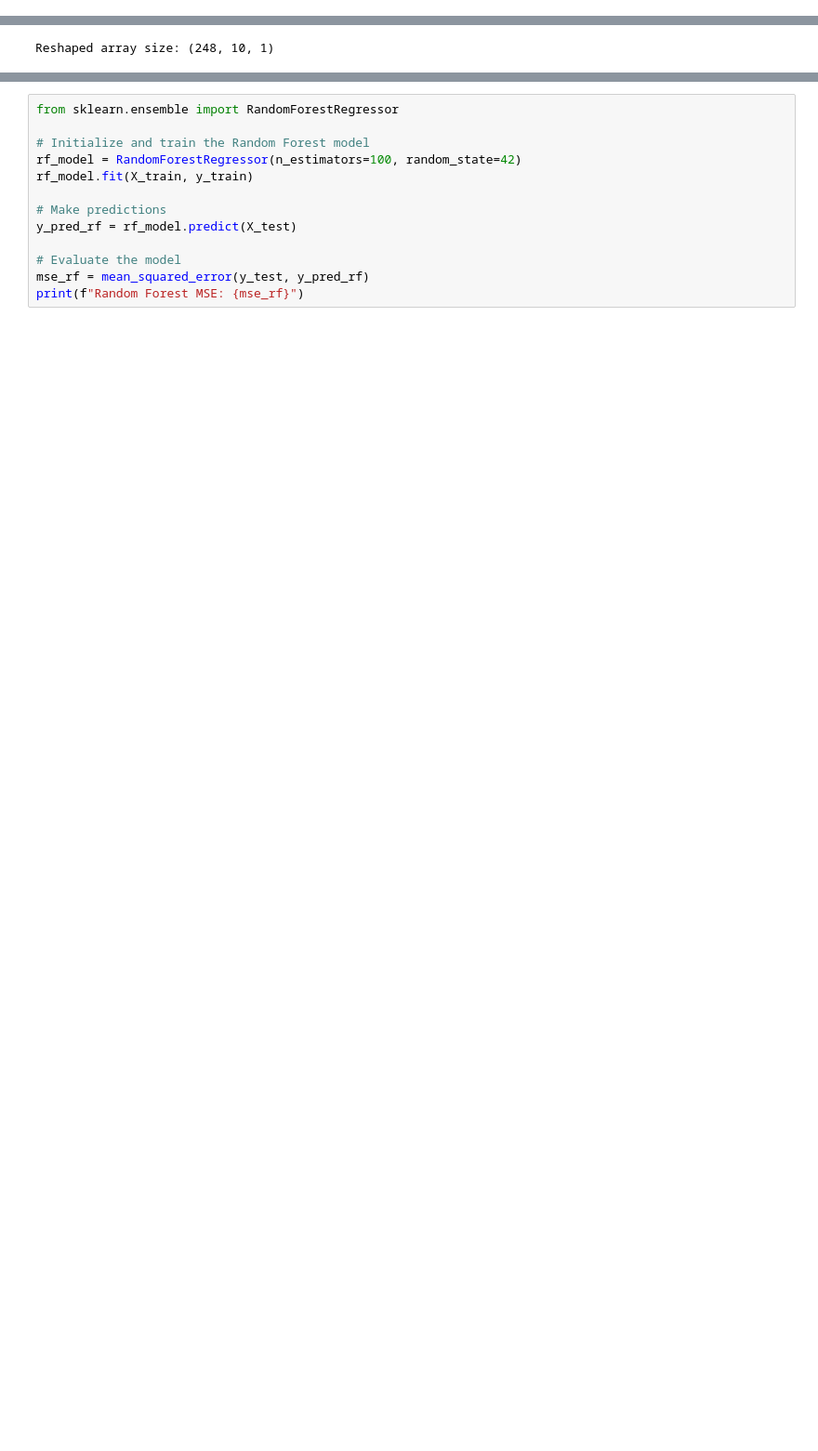
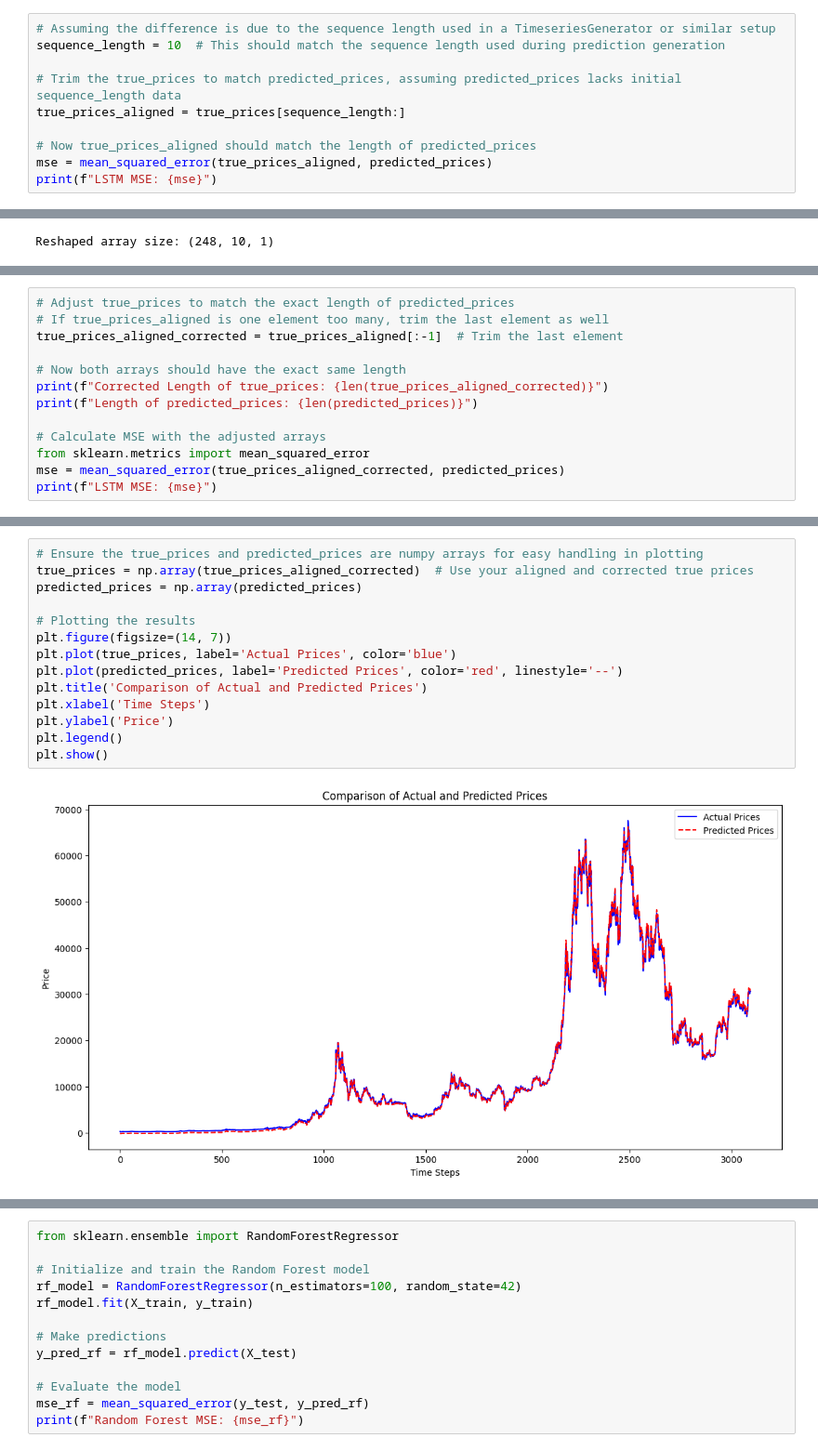
Before and after one commit to Goodevil01/Data-Prep-Ca1-, a Jupyter notebook: Strategic_Thinking_Ca2_.ipynb, the cells around one changed output, grey strips where cells are left out. Shown at 93% size. Saved outputs shown, nothing was run; the diff lists cells and outputs as text; blank space fills up the shorter version.

```diff
--- a/Strategic_Thinking_Ca2_.ipynb
+++ b/Strategic_Thinking_Ca2_.ipynb
@@ -1000,0 +1138,10 @@ ValueError: Found input variables with inconsistent numbers of samples: [3098, 3
+# %%
+# Assuming the difference is due to the sequence length used in a TimeseriesGenerator or similar setup
+sequence_length = 10  # This should match the sequence length used during prediction generation
+
+# Trim the true_prices to match predicted_prices, assuming predicted_prices lacks initial sequence_length data
+true_prices_aligned = true_prices[sequence_length:]
+
+# Now true_prices_aligned should match the length of predicted_prices
+mse = mean_squared_error(true_prices_aligned, predicted_prices)
+print(f"LSTM MSE: {mse}")
@@ -1058,0 +1213,13 @@ Mean Absolute Error: 13220.86259704842
+# %%
+# Adjust true_prices to match the exact length of predicted_prices
+# If true_prices_aligned is one element too many, trim the last element as well
+true_prices_aligned_corrected = true_prices_aligned[:-1]  # Trim the last element
+
+# Now both arrays should have the exact same length
+print(f"Corrected Length of true_prices: {len(true_prices_aligned_corrected)}")
+print(f"Length of predicted_prices: {len(predicted_prices)}")
+
+# Calculate MSE with the adjusted arrays
+from sklearn.metrics import mean_squared_error
+mse = mean_squared_error(true_prices_aligned_corrected, predicted_prices)
+print(f"LSTM MSE: {mse}")
@@ -1058,0 +1230,16 @@ Mean Absolute Error: 13220.86259704842
+# %%
+# Ensure the true_prices and predicted_prices are numpy arrays for easy handling in plotting
+true_prices = np.array(true_prices_aligned_corrected)  # Use your aligned and corrected true prices
+predicted_prices = np.array(predicted_prices)
+
+# Plotting the results
+plt.figure(figsize=(14, 7))
+plt.plot(true_prices, label='Actual Prices', color='blue')
+plt.plot(predicted_prices, label='Predicted Prices', color='red', linestyle='--')
+plt.title('Comparison of Actual and Predicted Prices')
+plt.xlabel('Time Steps')
+plt.ylabel('Price')
+plt.legend()
+plt.show()
+# %% [output]
+[figure, added]
```
Also changed, not shown: parts of 42 cells of this notebook.
